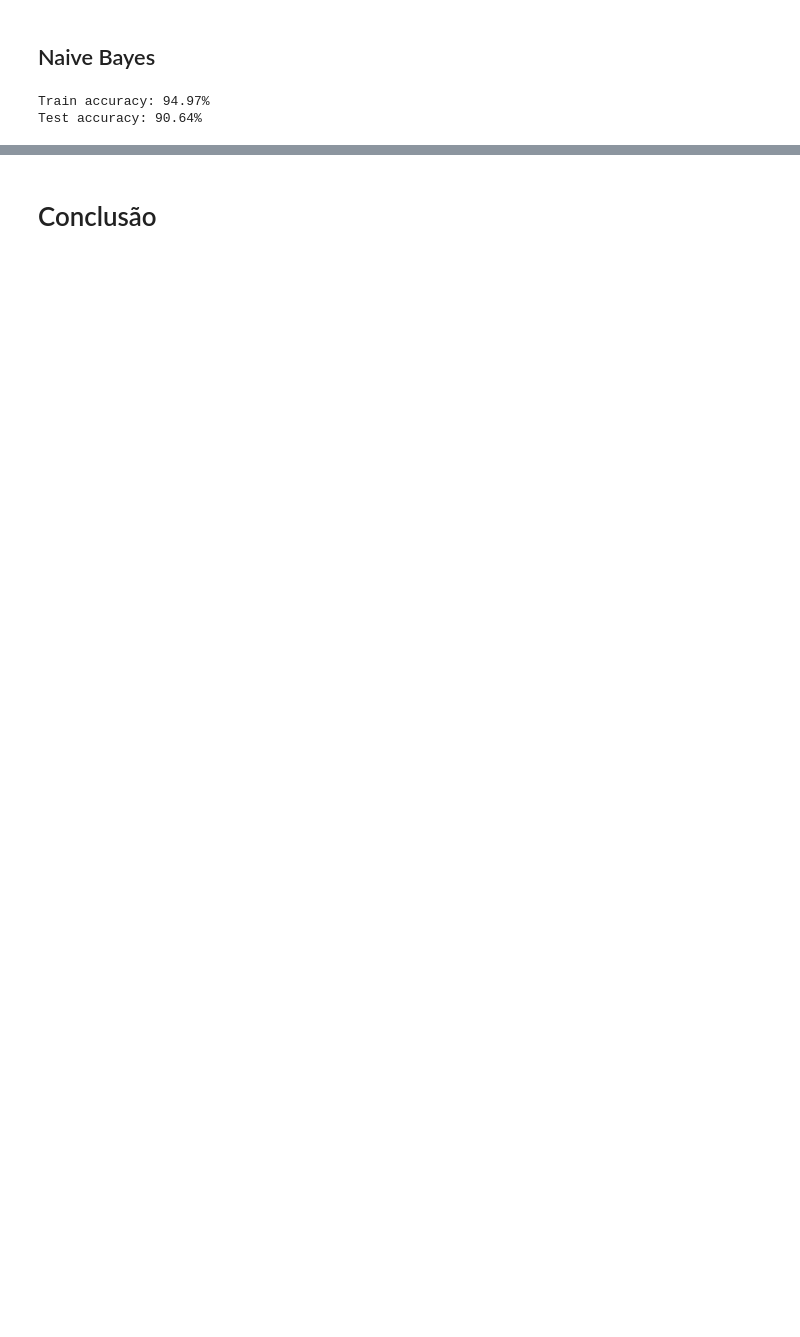
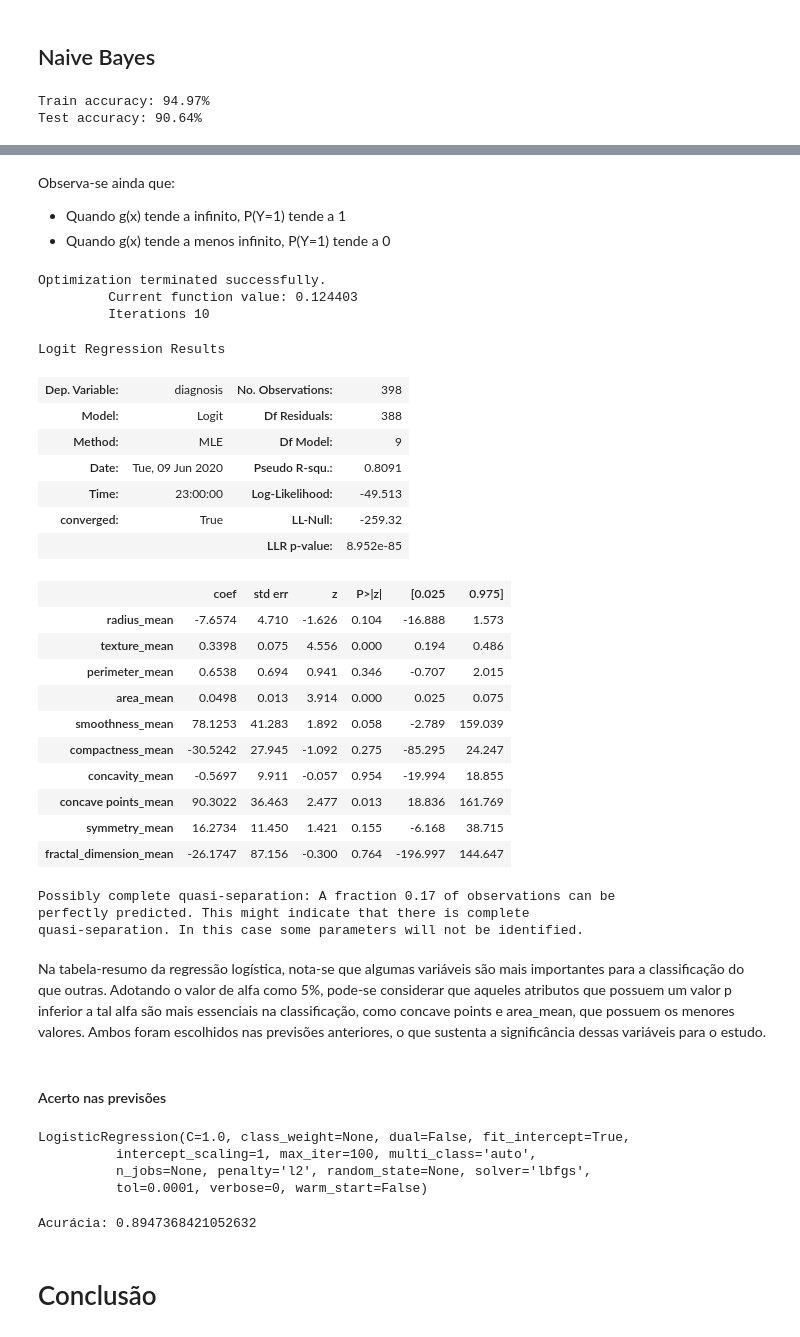
Before and after one commit to GabrielaMitu/CDados2020_Projeto2, a Jupyter notebook: Projeto2 - Análise Exploratória.ipynb, the cells around one changed output, grey strips where cells are left out. Saved outputs shown, nothing was run; the diff lists cells and outputs as text; code cells hidden in the pictures; blank space fills up the shorter version.

```diff
--- a/Projeto2 - Análise Exploratória.ipynb
+++ b/Projeto2 - Análise Exploratória.ipynb
@@ -428,0 +515,9 @@ Test accuracy: 90.64%
+# %% [markdown]
+Observa-se ainda que:
+- Quando g(x) tende a infinito, P(Y=1) tende a 1
+- Quando g(x) tende a menos infinito, P(Y=1) tende a 0
+# %%
+train_X= train[prediction_media_all]
+train_y= train.diagnosis
+test_X = test[prediction_media_all]
+test_y = test.diagnosis
@@ -428,0 +526,35 @@ Test accuracy: 90.64%
+# %%
+import statsmodels.formula.api as sm
+model=sm.Logit(train_y,train_X)
+result=model.fit()
+result.summary()
+# %% [output]
+Optimization terminated successfully.
+         Current function value: 0.124403
+         Iterations 10
+Logit Regression Results
+| Dep. Variable: | diagnosis | No. Observations: | 398 |
+| Model: | Logit | Df Residuals: | 388 |
+| Method: | MLE | Df Model: | 9 |
+| Date: | Tue, 09 Jun 2020 | Pseudo R-squ.: | 0.8091 |
+| Time: | 23:00:00 | Log-Likelihood: | -49.513 |
+| converged: | True | LL-Null: | -259.32 |
+|  |  | LLR p-value: | 8.952e-85 |
+|  | coef | std err | z | P>|z| | [0.025 | 0.975] |
+| radius_mean | -7.6574 | 4.710 | -1.626 | 0.104 | -16.888 | 1.573 |
+| texture_mean | 0.3398 | 0.075 | 4.556 | 0.000 | 0.194 | 0.486 |
+| perimeter_mean | 0.6538 | 0.694 | 0.941 | 0.346 | -0.707 | 2.015 |
+| area_mean | 0.0498 | 0.013 | 3.914 | 0.000 | 0.025 | 0.075 |
+| smoothness_mean | 78.1253 | 41.283 | 1.892 | 0.058 | -2.789 | 159.039 |
+| compactness_mean | -30.5242 | 27.945 | -1.092 | 0.275 | -85.295 | 24.247 |
+| concavity_mean | -0.5697 | 9.911 | -0.057 | 0.954 | -19.994 | 18.855 |
+| concave points_mean | 90.3022 | 36.463 | 2.477 | 0.013 | 18.836 | 161.769 |
+| symmetry_mean | 16.2734 | 11.450 | 1.421 | 0.155 | -6.168 | 38.715 |
+| fractal_dimension_mean | -26.1747 | 87.156 | -0.300 | 0.764 | -196.997 | 144.647 |
+Possibly complete quasi-separation: A fraction 0.17 of observations can be
+perfectly predicted. This might indicate that there is complete
+quasi-separation. In this case some parameters will not be identified.
+# %% [markdown]
+Na tabela-resumo da regressão logística, nota-se que algumas variáveis são mais importantes para a classificação do que outras. Adotando o valor de alfa como 5%, pode-se considerar que aqueles atributos que possuem um valor p inferior a tal alfa são mais essenciais na classificação, como concave points e area_mean, que possuem os menores valores. Ambos foram escolhidos nas previsões anteriores, o que sustenta a significância dessas variáveis para o estudo.
+# %% [markdown]
+#### Acerto nas previsões
@@ -429,3 +566,16 @@ Test accuracy: 90.64%
+# %%
+model.fit(train_X, train_y)
+# %% [output]
+LogisticRegression(C=1.0, class_weight=None, dual=False, fit_intercept=True,
+          intercept_scaling=1, max_iter=100, multi_class='auto',
+          n_jobs=None, penalty='l2', random_state=None, solver='lbfgs',
+          tol=0.0001, verbose=0, warm_start=False)
+# %%
+y_pred = model.predict(test_X)
+reg=accuracy_score(test_y, y_pred)
+print('Acurácia: {}'.format(reg))
+# %% [output]
+Acurácia: 0.8947368421052632
 # %% [markdown]
 # Conclusão
 # %% [markdown]
```
Also changed, not shown: parts of 36 cells of this notebook.
